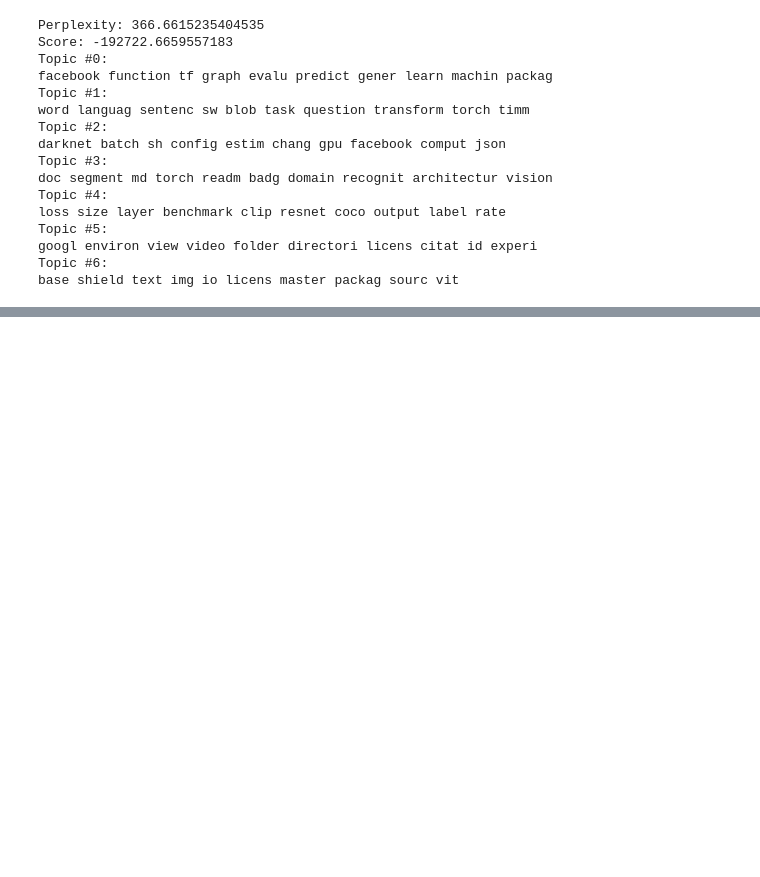
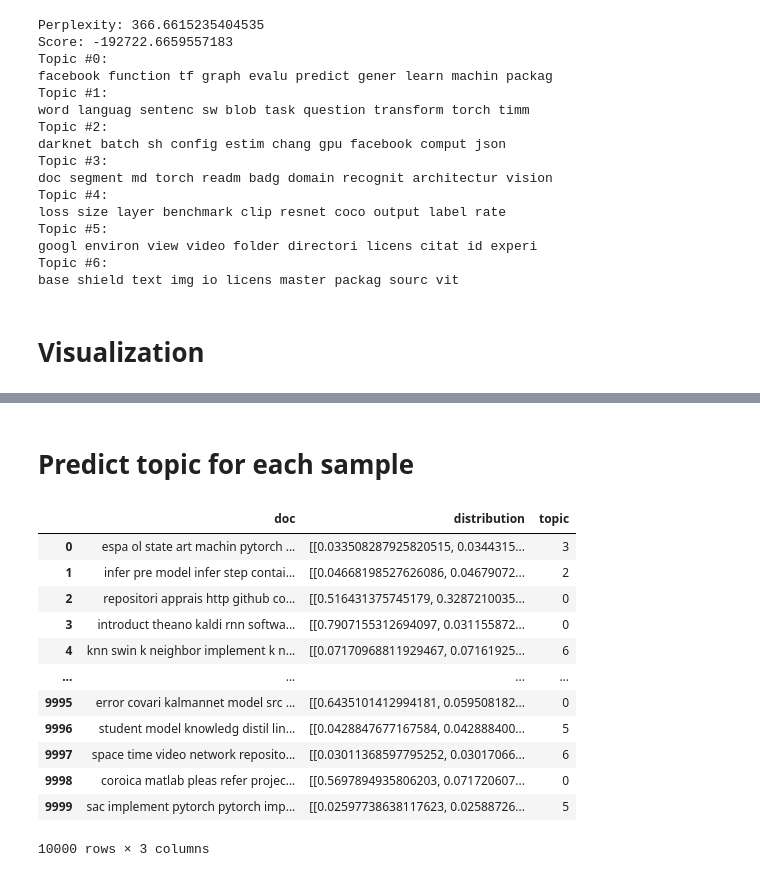
Before and after one commit to RepoMining/LDA_Abstract_README, a Jupyter notebook: lda_predict/readme_predict.ipynb, the cells around one changed output, grey strips where cells are left out. Cells and saved outputs as stored; diff of their text form; code cells hidden in the pictures; blank space fills up the shorter version.

```diff
--- a/lda_predict/readme_predict.ipynb
+++ b/lda_predict/readme_predict.ipynb
@@ -41,6 +45,8 @@ Topic #5:
 googl environ view video folder directori licens citat id experi
 Topic #6:
 base shield text img io licens master packag sourc vit
+# %% [markdown]
+# Visualization
 # %%
 import pyLDAvis.lda_model
 pyLDAvis.enable_notebook()
@@ -49,3 +55,33 @@ pyLDAvis.save_html(pic, 'lda_readme_pass'+str(n_topics[n_t]) + '.html')
 pyLDAvis.display(pic)
 # %% [output]
 [interactive output not drawn]
+# %% [markdown]
+# Predict topic for each sample
+# %%
+import pandas as pd
+import numpy as np
+
+
+rows = []
+for idx, doc in enumerate(tfidf):
+    distribution = lda.transform(doc)
+    topic_id = np.argmax(distribution)
+    data = [docLst[idx], distribution, topic_id]
+    rows.append(data)
+
+doc_topic = pd.DataFrame(rows, columns=['doc', 'distribution', 'topic'])
+doc_topic
+# %% [output]
+|  | doc | distribution | topic |
+| 0 | espa ol state art machin pytorch ... | [[0.033508287925820515, 0.0344315... | 3 |
+| 1 | infer pre model infer step contai... | [[0.04668198527626086, 0.04679072... | 2 |
+| 2 | repositori apprais http github co... | [[0.516431375745179, 0.3287210035... | 0 |
+| 3 | introduct theano kaldi rnn softwa... | [[0.7907155312694097, 0.031155872... | 0 |
+| 4 | knn swin k neighbor implement k n... | [[0.07170968811929467, 0.07161925... | 6 |
+| ... | ... | ... | ... |
+| 9995 | error covari kalmannet model src ... | [[0.6435101412994181, 0.059508182... | 0 |
+| 9996 | student model knowledg distil lin... | [[0.0428847677167584, 0.042888400... | 5 |
+| 9997 | space time video network reposito... | [[0.03011368597795252, 0.03017066... | 6 |
+| 9998 | coroica matlab pleas refer projec... | [[0.5697894935806203, 0.071720607... | 0 |
+| 9999 | sac implement pytorch pytorch imp... | [[0.02597738638117623, 0.02588726... | 5 |
+10000 rows × 3 columns
```
Also changed, not shown: parts of 2 cells of this notebook, 8 other files.
